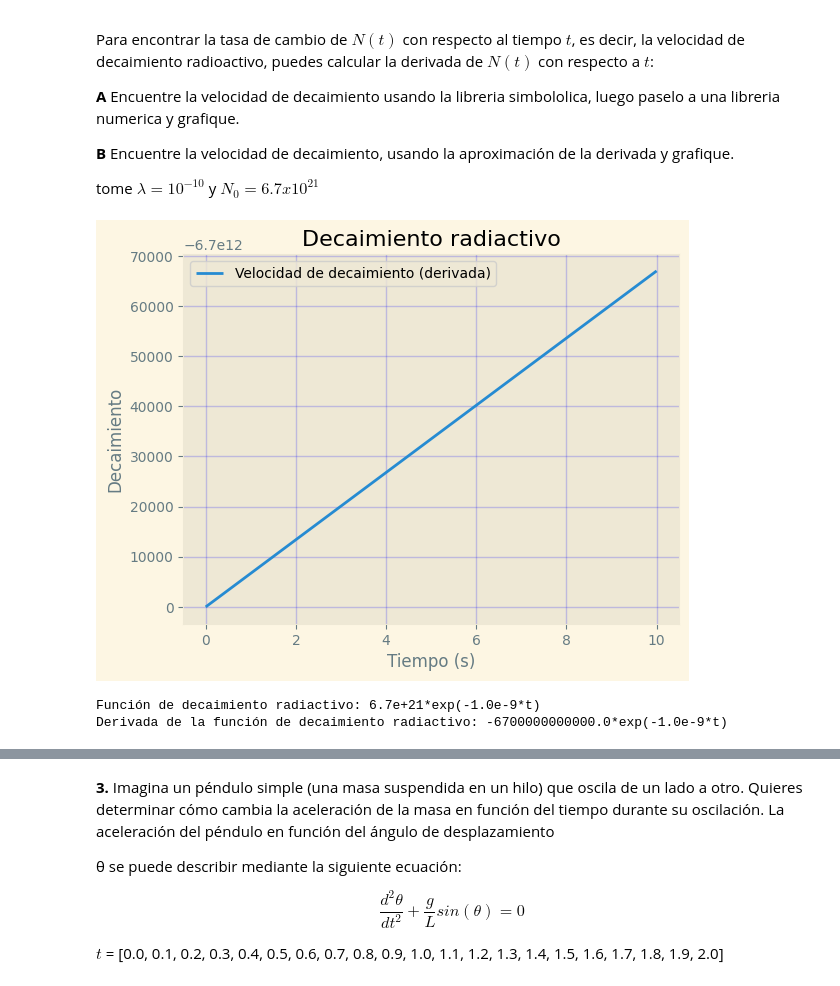
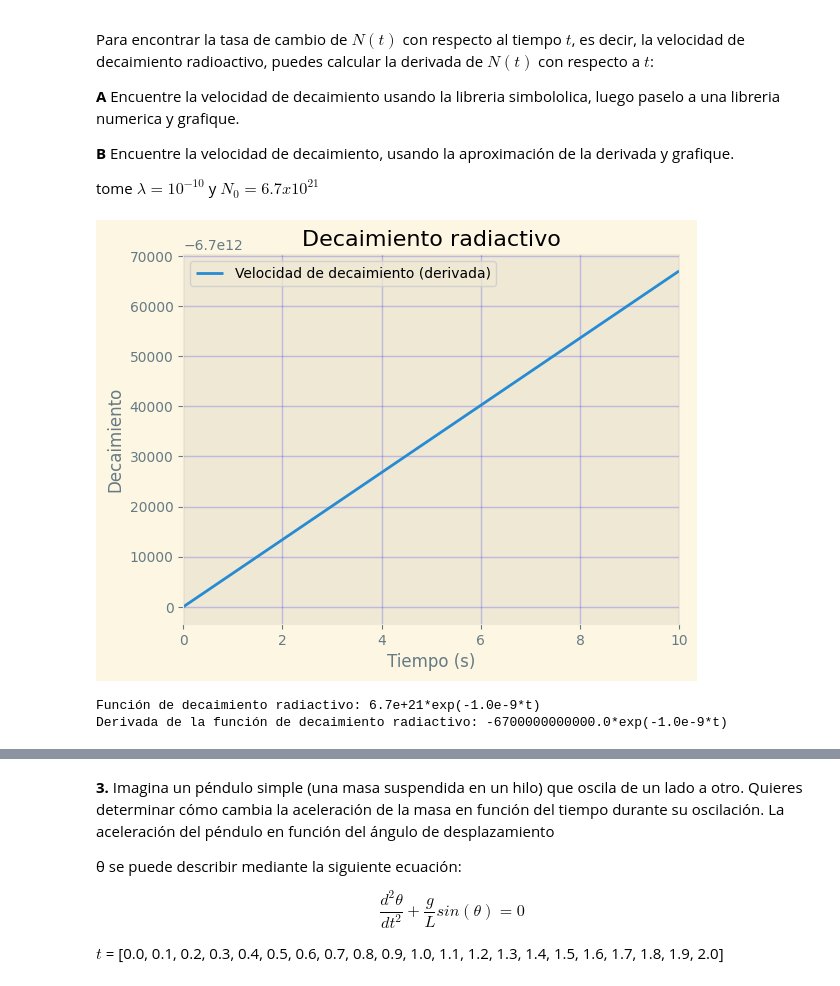
Before and after one commit to estivengrx/computational_methods_physics_astronomy, a Jupyter notebook: Workshops/Taller_04_EstivenCastrillon.ipynb, the cells around one changed output, grey strips where cells are left out. Cells and saved outputs as stored; diff of their text form; code cells hidden in the pictures.

```diff
--- a/Workshops/Taller_04_EstivenCastrillon.ipynb
+++ b/Workshops/Taller_04_EstivenCastrillon.ipynb
@@ -93,30 +93,34 @@ tome $λ=10^{-10}$ y $N_0=6.7x10^{21}$
 # %%
 # Velocidad de decaimiento simbololica y numerica y gráfica
 t = symbols('t')
 N_0 = 6.7e21
 lambda_ = 10e-10
 # Forma simbolica del decaimiento radiactivo
 decaimiento = N_0 * exp(-lambda_ * t)
+decaimiento_func = lambdify(t, decaimiento, modules=['numpy'])
 
 # Derivada simbolica del decaimiento radiactivo
 decaimiento_derivada = diff(decaimiento, t)
 
 # Forma numérica de la derivada
 decaimiento_num = lambdify(t, decaimiento_derivada, modules=['numpy'])
 
 # Gráfica del decaimiento radiactivo
 t_nuevo = np.linspace(0, 10, 100)
+
+# plt.plot(t_nuevo, decaimiento_func(t_nuevo), label='Decaimiento radiactivo') # función original
 plt.plot(t_nuevo, decaimiento_num(t_nuevo), label='Velocidad de decaimiento (derivada)')
 plt.xlabel('Tiempo (s)')
 plt.ylabel('Decaimiento')
 plt.title('Decaimiento radiactivo')
 plt.grid(True, alpha=0.2, color='b')
 plt.legend()
+plt.xlim(0, 10)
 plt.show()
 
 print(f'Función de decaimiento radiactivo: {decaimiento}')
 print(f'Derivada de la función de decaimiento radiactivo: {decaimiento_derivada}')
 # %% [output]
-[figure, old version]
+[figure, new version]
 Función de decaimiento radiactivo: 6.7e+21*exp(-1.0e-9*t)
 Derivada de la función de decaimiento radiactivo: -6700000000000.0*exp(-1.0e-9*t)
```
Also changed, not shown: parts of 9 cells of this notebook.
